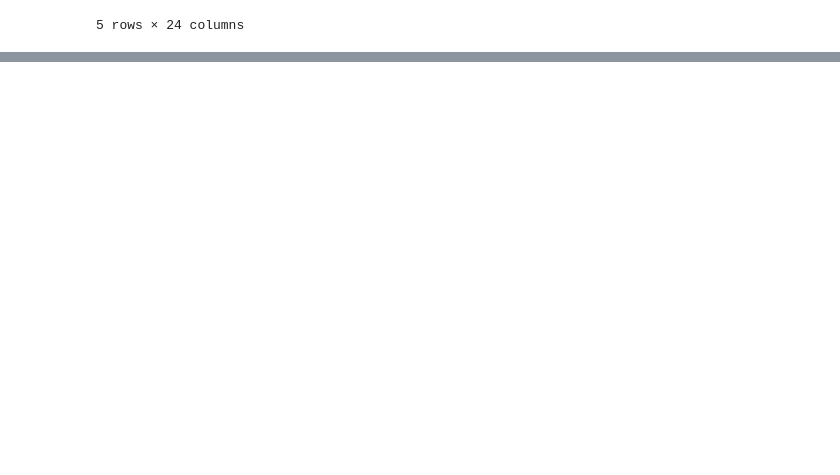
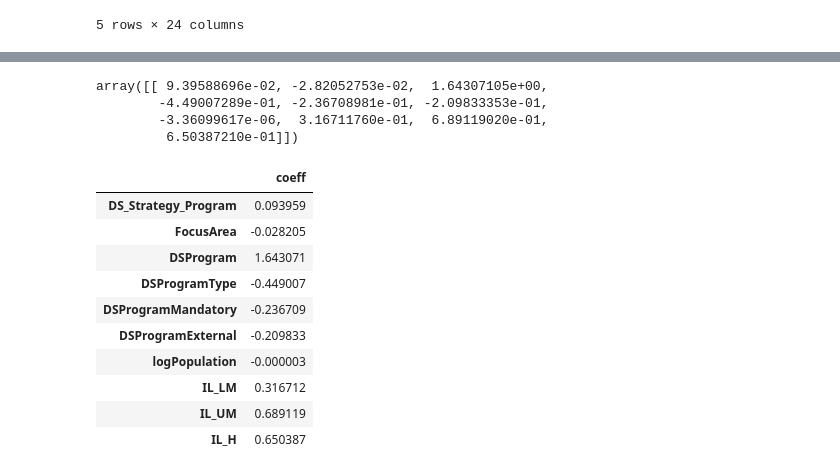
Before and after one commit to jhmorse/GovTechEmployeeTraining, a Jupyter notebook: morse_project_govtech.ipynb, the cells around one changed output, grey strips where cells are left out. Drawn from its saved outputs; the diff is of its cells as text; code cells hidden in the pictures; blank space fills up the shorter version.

Commit message:
Initial Regression models complete.

```diff
--- a/morse_project_govtech.ipynb
+++ b/morse_project_govtech.ipynb
@@ -676,0 +676,13 @@ projects_gtmi.head()
+# %%
+# Add Log values of Population and GDP to the data set
+projects_gtmi['logPopulation'] = np.log(projects_gtmi['Population'])
+projects_gtmi['logGDP'] = np.log(projects_gtmi['GDP2021'])
+
+# Convert the IncomeLevel column to categorical
+projects_gtmi['IncomeLevel'] = projects_gtmi['IncomeLevel'].astype(cat_dtype)
+# Create dummy variables out of the IncomeLevel categorical variable
+dummies=pd.get_dummies(projects_gtmi['IncomeLevel'], prefix='IL', drop_first = True)
+# Add the resulting dummies into the larger data set
+projects_gtmi['IL_LM'] = dummies['IL_LM']
+projects_gtmi['IL_UM'] = dummies['IL_UM']
+projects_gtmi['IL_H'] = dummies['IL_H']
@@ -676,0 +760,40 @@ projects_gtmi.head()
+# %%
+## Build numpy arrays out of the data frame variables
+
+# Pull out the independent variables from the data frame
+# and turn them into a numpy 2D array
+columns = ['DS_Strategy_Program','FocusArea', 'DSProgram', 'DSProgramType', 'DSProgramMandatory', 'DSProgramExternal']
+controls = ['logPopulation', 'IL_LM', 'IL_UM', 'IL_H']
+
+predictors = np.array(projects_gtmi[columns + controls])
+# turn the dependent variable into a numpy array as well
+outcome = np.array(projects_gtmi['ICROutcomeB'])
+# Reshape the outcome varaible into a 2D array
+outcome = outcome.reshape(-1,1)
+# %%
+# Create base LogisticRegression function
+log_reg = LogisticRegression(penalty='l2', C=1e42, solver='liblinear')
+# Generate the model
+log_reg.fit(X=predictors, y=outcome)
+
+# View the coefficients resulting
+log_reg.coef_
+# %% [output]
+array([[ 9.39588696e-02, -2.82052753e-02,  1.64307105e+00,
+        -4.49007289e-01, -2.36708981e-01, -2.09833353e-01,
+        -3.36099617e-06,  3.16711760e-01,  6.89119020e-01,
+         6.50387210e-01]])
+# %%
+pd.DataFrame({'coeff': log_reg.coef_[0]},index=columns + controls)
+# %% [output]
+|  | coeff |
+| DS_Strategy_Program | 0.093959 |
+| FocusArea | -0.028205 |
+| DSProgram | 1.643071 |
+| DSProgramType | -0.449007 |
+| DSProgramMandatory | -0.236709 |
+| DSProgramExternal | -0.209833 |
+| logPopulation | -0.000003 |
+| IL_LM | 0.316712 |
+| IL_UM | 0.689119 |
+| IL_H | 0.650387 |
```
Also changed, not shown: parts of 19 cells of this notebook, 1 other file.
